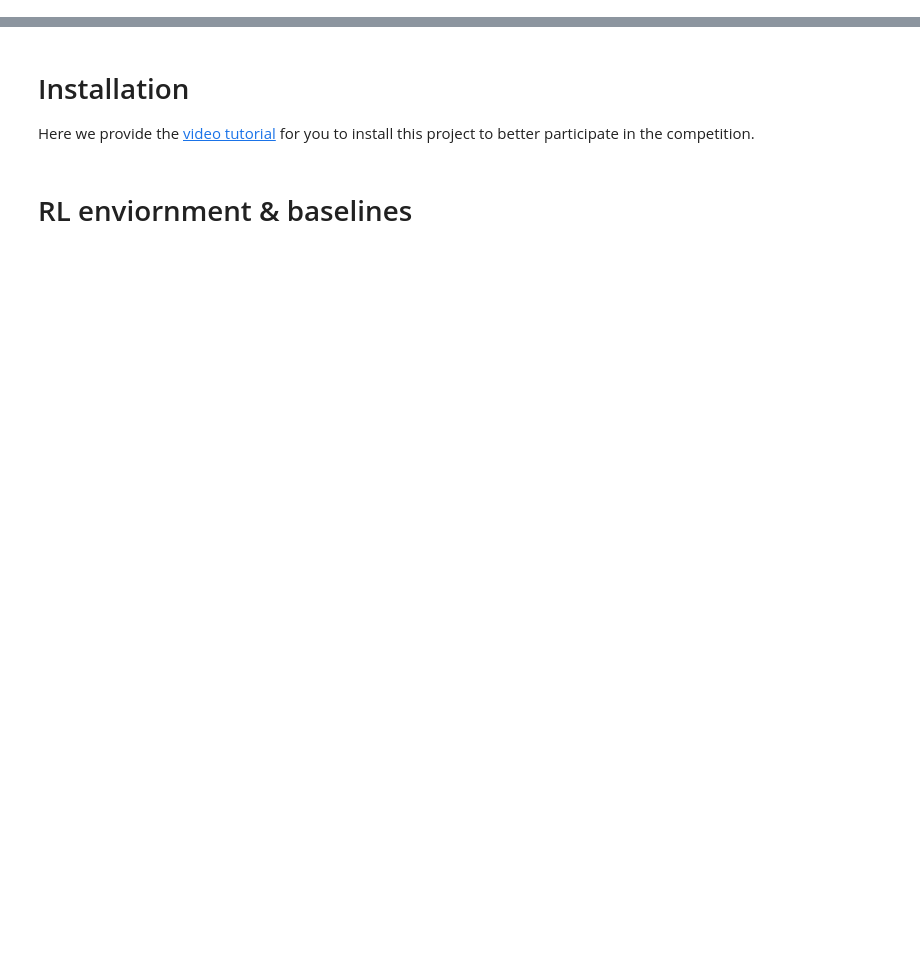
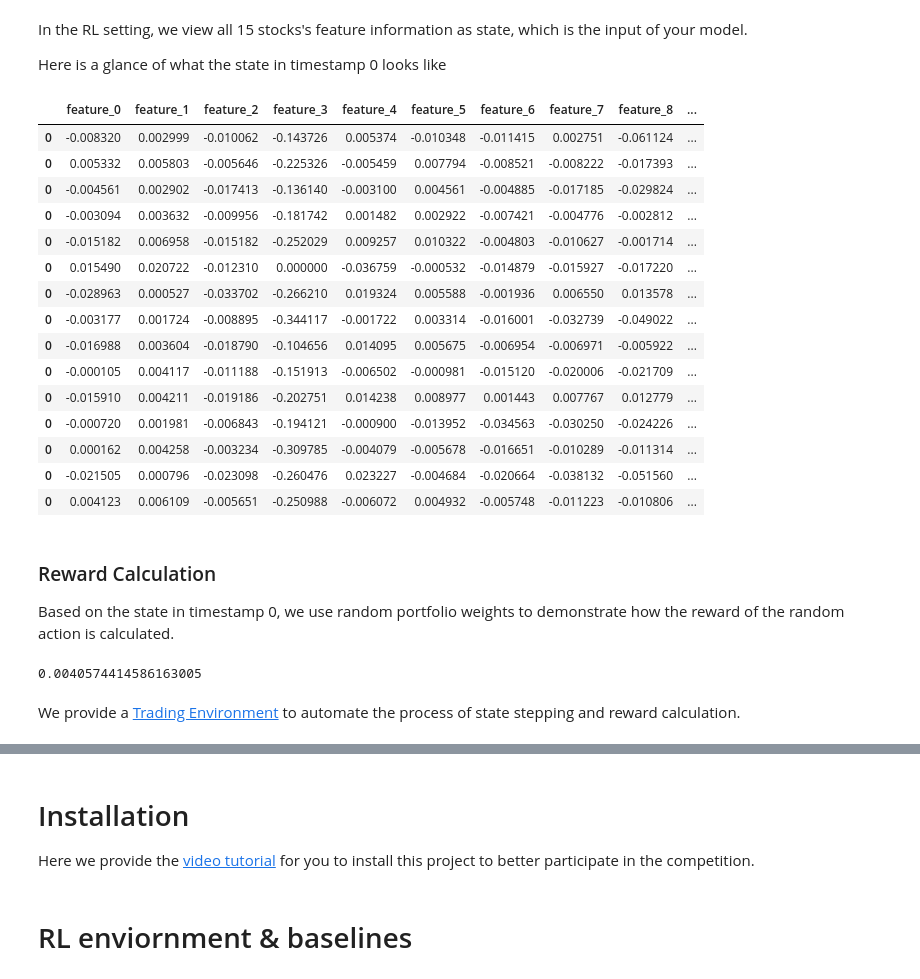
Before and after one commit to TradeMaster-NTU/TradeMaster, a Jupyter notebook: competition/competition.ipynb, the cells around one changed output, grey strips where cells are left out. Drawn from its saved outputs; the diff is of its cells as text; code cells hidden in the pictures; blank space fills up the shorter version.

Commit message:
update RL environment and  markdown

```diff
--- a/competition/competition.ipynb
+++ b/competition/competition.ipynb
@@ -20,0 +15,5 @@ Here, we provide a baseline for the competition using one of the algorithms in T
+# %%
+import numpy as np
+import pandas as pd
+train=pd.read_csv("data/train.csv",index_col=0)
+train.head(5)
@@ -20,0 +27,42 @@ Here, we provide a baseline for the competition using one of the algorithms in T
+# %% [markdown]
+In the RL setting, we view all 15 stocks's feature information as state, which is the input of your model.
+
+Here is a glance of what the state in timestamp 0 looks like
+# %%
+technical_indicator_list=["feature_0","feature_1","feature_2","feature_3","feature_4","feature_5","feature_6","feature_7","feature_8","feature_9","feature_10"]
+train.loc[0][technical_indicator_list]
+# %% [output]
+|  | feature_0 | feature_1 | feature_2 | feature_3 | feature_4 | feature_5 | feature_6 | feature_7 | feature_8 | ... |
+| 0 | -0.008320 | 0.002999 | -0.010062 | -0.143726 | 0.005374 | -0.010348 | -0.011415 | 0.002751 | -0.061124 | ... |
+| 0 | 0.005332 | 0.005803 | -0.005646 | -0.225326 | -0.005459 | 0.007794 | -0.008521 | -0.008222 | -0.017393 | ... |
+| 0 | -0.004561 | 0.002902 | -0.017413 | -0.136140 | -0.003100 | 0.004561 | -0.004885 | -0.017185 | -0.029824 | ... |
+| 0 | -0.003094 | 0.003632 | -0.009956 | -0.181742 | 0.001482 | 0.002922 | -0.007421 | -0.004776 | -0.002812 | ... |
+| 0 | -0.015182 | 0.006958 | -0.015182 | -0.252029 | 0.009257 | 0.010322 | -0.004803 | -0.010627 | -0.001714 | ... |
+| 0 | 0.015490 | 0.020722 | -0.012310 | 0.000000 | -0.036759 | -0.000532 | -0.014879 | -0.015927 | -0.017220 | ... |
+| 0 | -0.028963 | 0.000527 | -0.033702 | -0.266210 | 0.019324 | 0.005588 | -0.001936 | 0.006550 | 0.013578 | ... |
+| 0 | -0.003177 | 0.001724 | -0.008895 | -0.344117 | -0.001722 | 0.003314 | -0.016001 | -0.032739 | -0.049022 | ... |
+| 0 | -0.016988 | 0.003604 | -0.018790 | -0.104656 | 0.014095 | 0.005675 | -0.006954 | -0.006971 | -0.005922 | ... |
+| 0 | -0.000105 | 0.004117 | -0.011188 | -0.151913 | -0.006502 | -0.000981 | -0.015120 | -0.020006 | -0.021709 | ... |
+| 0 | -0.015910 | 0.004211 | -0.019186 | -0.202751 | 0.014238 | 0.008977 | 0.001443 | 0.007767 | 0.012779 | ... |
+| 0 | -0.000720 | 0.001981 | -0.006843 | -0.194121 | -0.000900 | -0.013952 | -0.034563 | -0.030250 | -0.024226 | ... |
+| 0 | 0.000162 | 0.004258 | -0.003234 | -0.309785 | -0.004079 | -0.005678 | -0.016651 | -0.010289 | -0.011314 | ... |
+| 0 | -0.021505 | 0.000796 | -0.023098 | -0.260476 | 0.023227 | -0.004684 | -0.020664 | -0.038132 | -0.051560 | ... |
+| 0 | 0.004123 | 0.006109 | -0.005651 | -0.250988 | -0.006072 | 0.004932 | -0.005748 | -0.011223 | -0.010806 | ... |
+# %% [markdown]
+### Reward Calculation
+Based on the state in timestamp 0, we use random portfolio weights to demonstrate how the reward of the random action is calculated.
+# %%
+# generate random action
+random_score=np.random.rand(15)
+random_weights=np.exp(random_score)/np.sum(np.exp(random_score))
+# calculate return_rate for every single ticker of day 0
+close_price_0=train.loc[0].close.values
+close_price_1=train.loc[1].close.values
+single_return_rate=close_price_1/close_price_0-1
+# calculate the return rate of the random action
+return_rate_action=np.sum(random_weights*single_return_rate)
+return_rate_action
+# %% [output]
+0.0040574414586163005
+# %% [markdown]
+We provide a [Trading Environment](https://github.com/TradeMaster-NTU/TradeMaster/blob/main/env/PM/portfolio_for_EIIE.py) to automate the process of state stepping and reward calculation.
```
Also changed, not shown: parts of 8 cells of this notebook.
